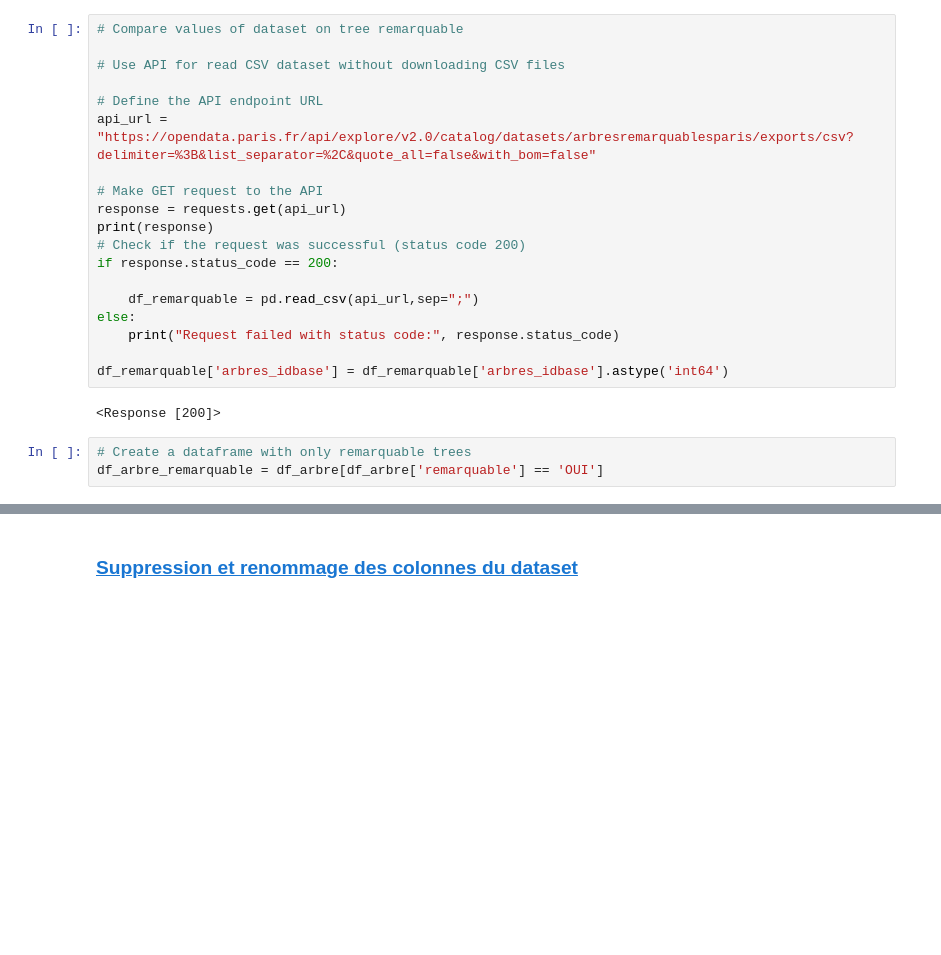
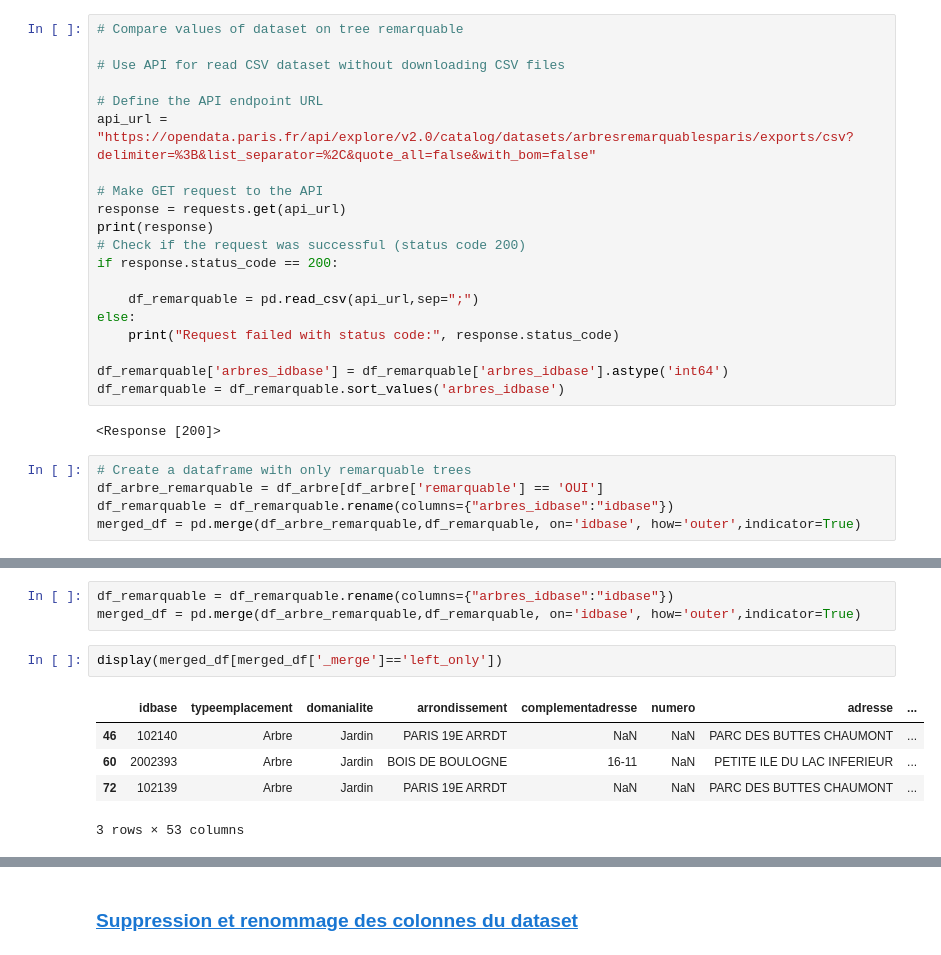
Before and after one commit to dimitri-feniou/-OP-Projet_1_arbre_paris, a Jupyter notebook: analyse_data.ipynb, the cells around one changed output, grey strips where cells are left out. Cells and saved outputs as stored; diff of their text form; blank space fills up the shorter version.

```diff
--- a/analyse_data.ipynb
+++ b/analyse_data.ipynb
@@ -198,8 +200,11 @@ else:
     print("Request failed with status code:", response.status_code)
 
 df_remarquable['arbres_idbase'] = df_remarquable['arbres_idbase'].astype('int64')
+df_remarquable = df_remarquable.sort_values('arbres_idbase')
 # %% [output]
 <Response [200]>
 # %%
 # Create a dataframe with only remarquable trees
 df_arbre_remarquable = df_arbre[df_arbre['remarquable'] == 'OUI']
+df_remarquable = df_remarquable.rename(columns={"arbres_idbase":"idbase"})
+merged_df = pd.merge(df_arbre_remarquable,df_remarquable, on='idbase', how='outer',indicator=True)
@@ -205,0 +231,11 @@ df_arbre_remarquable = df_arbre[df_arbre['remarquable'] == 'OUI']
+# %%
+df_remarquable = df_remarquable.rename(columns={"arbres_idbase":"idbase"})
+merged_df = pd.merge(df_arbre_remarquable,df_remarquable, on='idbase', how='outer',indicator=True)
+# %%
+display(merged_df[merged_df['_merge']=='left_only'])
+# %% [output]
+|  | idbase | typeemplacement | domanialite | arrondissement | complementadresse | numero | adresse | ... |
+| 46 | 102140 | Arbre | Jardin | PARIS 19E ARRDT | NaN | NaN | PARC DES BUTTES CHAUMONT | ... |
+| 60 | 2002393 | Arbre | Jardin | BOIS DE BOULOGNE | 16-11 | NaN | PETITE ILE DU LAC INFERIEUR | ... |
+| 72 | 102139 | Arbre | Jardin | PARIS 19E ARRDT | NaN | NaN | PARC DES BUTTES CHAUMONT | ... |
+3 rows × 53 columns
```
Also changed, not shown: parts of 11 cells of this notebook.
